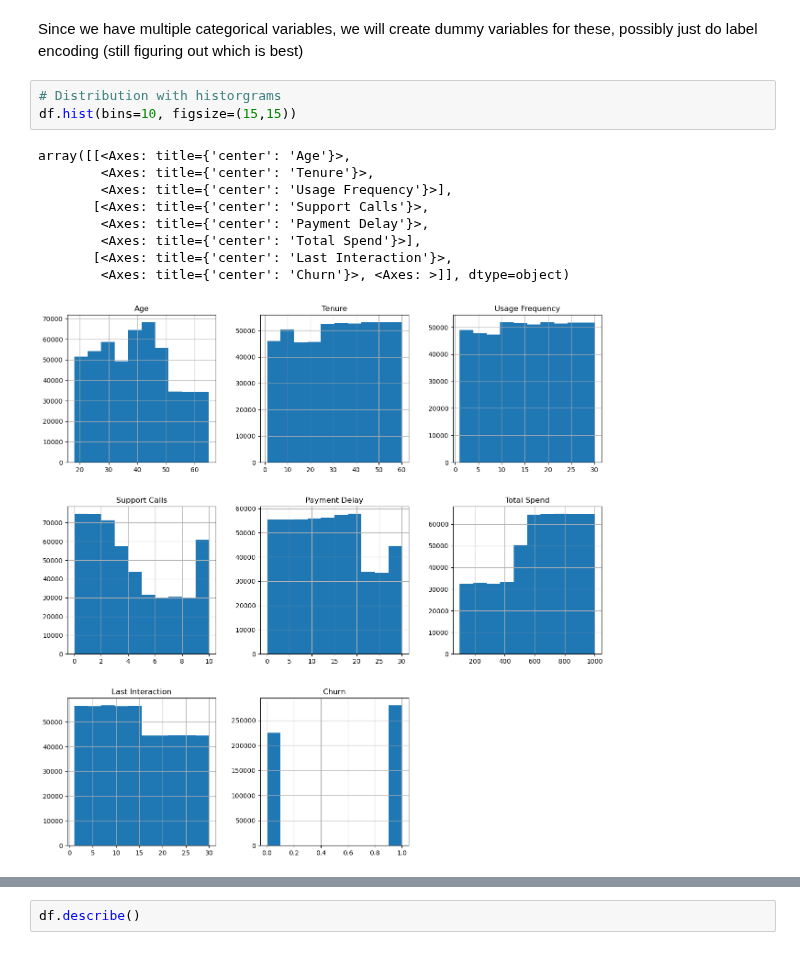
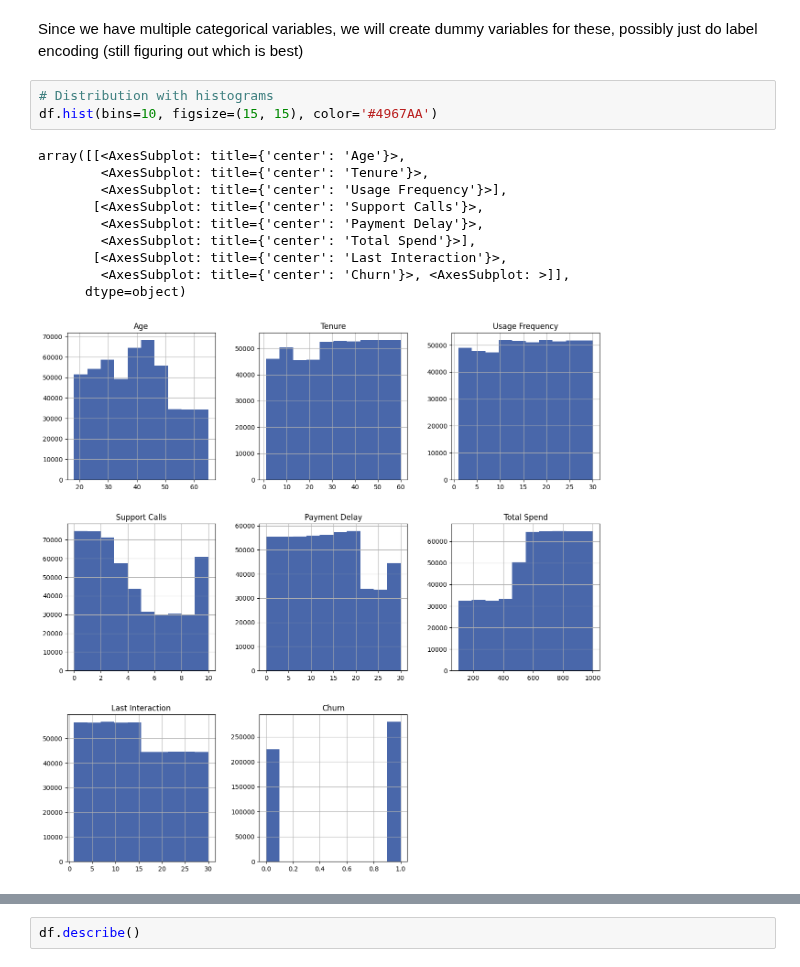
Before and after one commit to Johannes3001/AppliedML_Assign.01, a Jupyter notebook: FinalCodes.ipynb, the cells around one changed output, grey strips where cells are left out. Cells and saved outputs as stored; diff of their text form.

```diff
--- a/FinalCodes.ipynb
+++ b/FinalCodes.ipynb
@@ -134,16 +134,17 @@ df.drop(columns='CustomerID', inplace=True)
 # %% [markdown]
 Since we have multiple categorical variables, we will create dummy variables for these, possibly just do label encoding (still figuring out which is best)
 # %%
-# Distribution with historgrams
-df.hist(bins=10, figsize=(15,15))
+# Distribution with histograms
+df.hist(bins=10, figsize=(15, 15), color='#4967AA')
 # %% [output]
-array([[<Axes: title={'center': 'Age'}>,
-        <Axes: title={'center': 'Tenure'}>,
-        <Axes: title={'center': 'Usage Frequency'}>],
-       [<Axes: title={'center': 'Support Calls'}>,
-        <Axes: title={'center': 'Payment Delay'}>,
-        <Axes: title={'center': 'Total Spend'}>],
-       [<Axes: title={'center': 'Last Interaction'}>,
-        <Axes: title={'center': 'Churn'}>, <Axes: >]], dtype=object)
+array([[<AxesSubplot: title={'center': 'Age'}>,
+        <AxesSubplot: title={'center': 'Tenure'}>,
+        <AxesSubplot: title={'center': 'Usage Frequency'}>],
+       [<AxesSubplot: title={'center': 'Support Calls'}>,
+        <AxesSubplot: title={'center': 'Payment Delay'}>,
+        <AxesSubplot: title={'center': 'Total Spend'}>],
+       [<AxesSubplot: title={'center': 'Last Interaction'}>,
+        <AxesSubplot: title={'center': 'Churn'}>, <AxesSubplot: >]],
+      dtype=object)
-[figure, old version]
+[figure, new version]
 # %%
```
Also changed, not shown: parts of 11 cells of this notebook, 1 other file.
